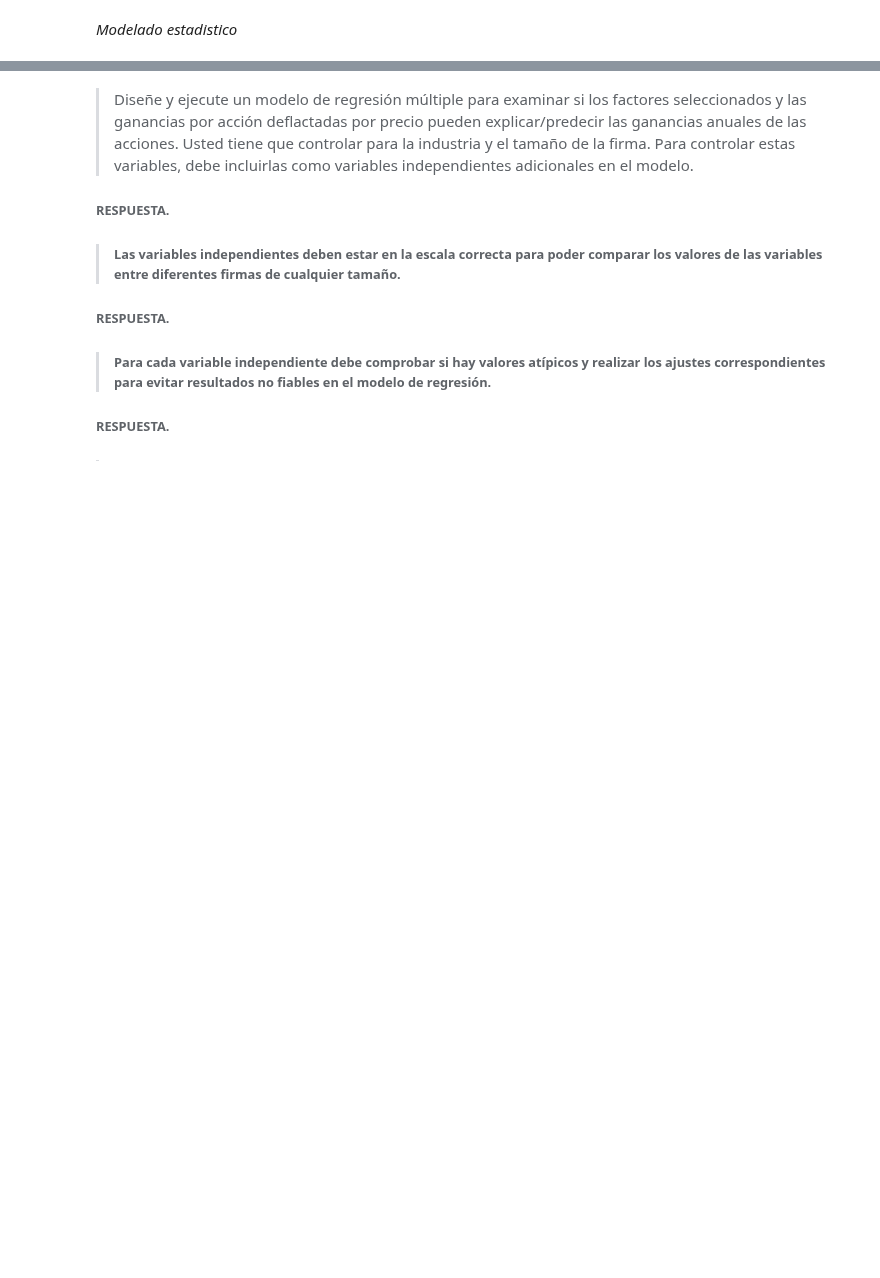
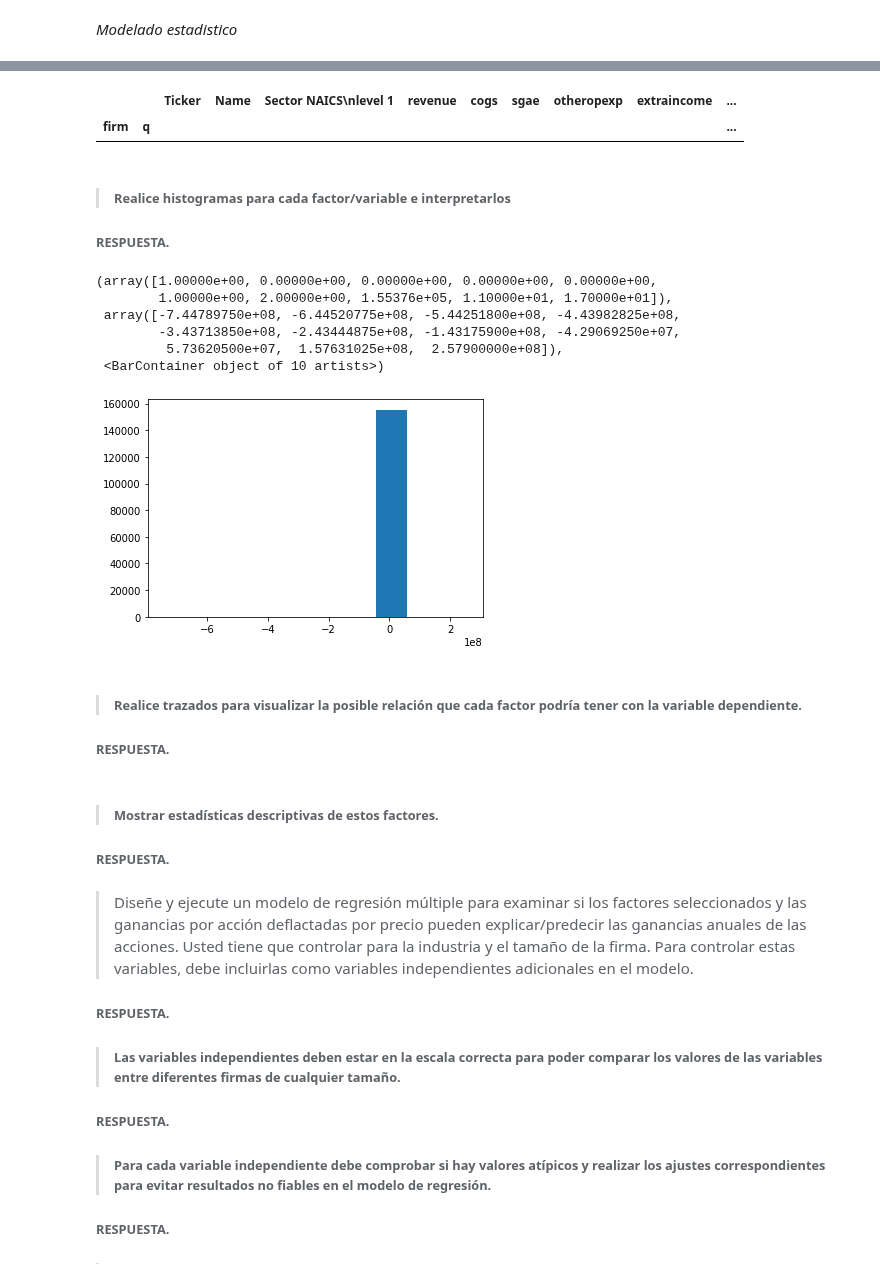
Before and after one commit to AnHrt/StatisticsII, a Jupyter notebook: Statistics/A01369984_BCase.ipynb, the cells around one changed output, grey strips where cells are left out. Cells and saved outputs as stored; diff of their text form; code cells hidden in the pictures; blank space fills up the shorter version.

```diff
--- a/Statistics/A01369984_BCase.ipynb
+++ b/Statistics/A01369984_BCase.ipynb
@@ -447,0 +437,3 @@ Utilizando su subconjunto de empresas que pertenecen a su sector, ¿qué factore
+# %%
+US_Firms["r"] = np.log(US_Firms["adjprice"]) - np.log(US_Firms["adjprice"].shift(4))
+US_Firms[["adjprice","r"]]
@@ -447,0 +455,3 @@ Utilizando su subconjunto de empresas que pertenecen a su sector, ¿qué factore
+# %%
+US_Firms["F1_ret"] = US_Firms["r"].shift(-1)
+US_Firms[["r","F1_ret"]]
@@ -447,0 +473,31 @@ Utilizando su subconjunto de empresas que pertenecen a su sector, ¿qué factore
+# %%
+#Earning per share:
+US_Firms["EPSP"] = US_Firms['Net Income'] / US_Firms["sharesoutstanding"]
+
+#Sales annual growth
+US_Firms["Sales Annual G"] = (US_Firms["revenue"] / (US_Firms["revenue"].shift(-4)))-1
+
+#Book to market ratio
+US_Firms["Book to Market Ratio"] = (US_Firms["totalassets"] - US_Firms["totalliabilities"]) / (US_Firms["originalprice"] * US_Firms["sharesoutstanding"])
+
+#To classify by size
+US_Firms.sort_values("Market Value").groupby("q")
+US_Firms["size"] = pd.cut(US_Firms["Market Value"], bins=3, labels = ["small","medium","big"])
+
+US_Firms.head(0)
+# %% [output]
+|  |  | Ticker | Name | Sector NAICS\nlevel 1 | revenue | cogs | sgae | otheropexp | extraincome | ... |
+| firm | q |  |  |  |  |  |  |  |  | ... |
+# %% [markdown]
+>###### Realice histogramas para cada factor/variable e interpretarlos
+###### **RESPUESTA.**
+# %%
+plt.hist(x="EPSP",data=US_Firms)
+# %% [output]
+(array([1.00000e+00, 0.00000e+00, 0.00000e+00, 0.00000e+00, 0.00000e+00,
+        1.00000e+00, 2.00000e+00, 1.55376e+05, 1.10000e+01, 1.70000e+01]),
+ array([-7.44789750e+08, -6.44520775e+08, -5.44251800e+08, -4.43982825e+08,
+        -3.43713850e+08, -2.43444875e+08, -1.43175900e+08, -4.29069250e+07,
+         5.73620500e+07,  1.57631025e+08,  2.57900000e+08]),
+ <BarContainer object of 10 artists>)
+[figure, added]
@@ -448,3 +508,9 @@ Utilizando su subconjunto de empresas que pertenecen a su sector, ¿qué factore
+# %% [markdown]
+>###### Realice trazados para visualizar la posible relación que cada factor podría tener con la variable dependiente.
+###### **RESPUESTA.**
+# %% [markdown]
+>###### Mostrar estadísticas descriptivas de estos factores.
+###### **RESPUESTA.**
 # %% [markdown]
 > Diseñe y ejecute un modelo de regresión múltiple para examinar si los factores seleccionados y las ganancias por acción deflactadas por precio pueden explicar/predecir las ganancias anuales de las acciones. Usted tiene que controlar para la industria y el tamaño de la firma. Para controlar estas variables, debe incluirlas como variables independientes adicionales en el modelo.
 ###### **RESPUESTA.**
```
Also changed, not shown: parts of 7 cells of this notebook.
